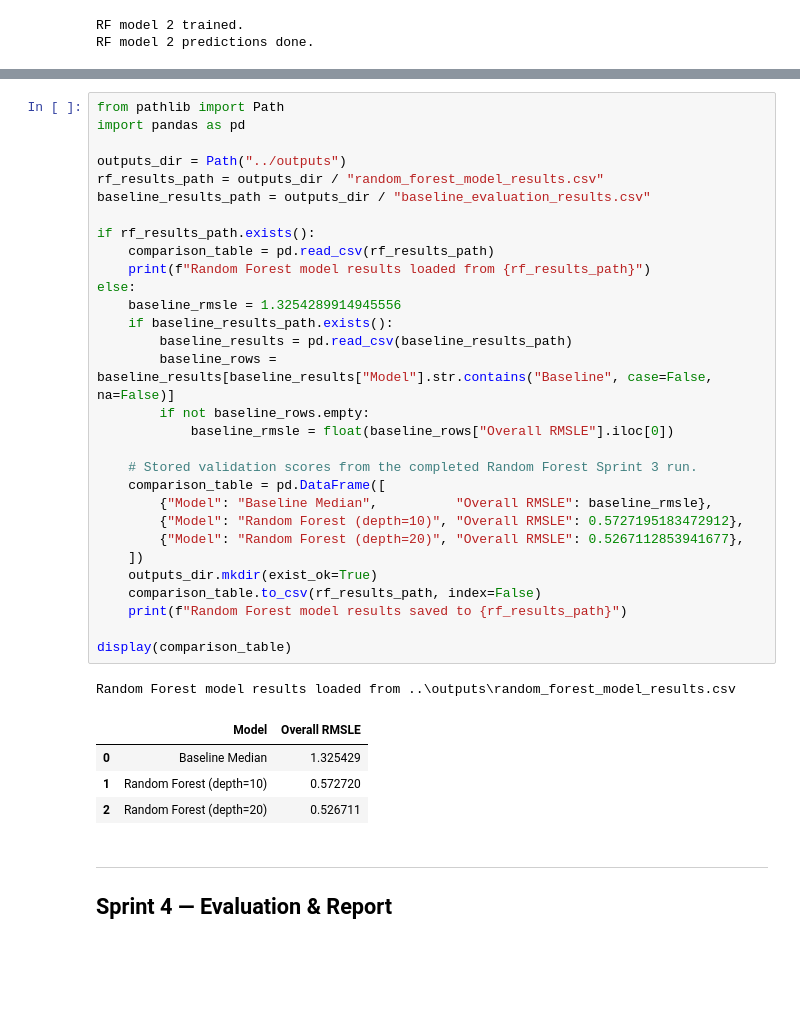
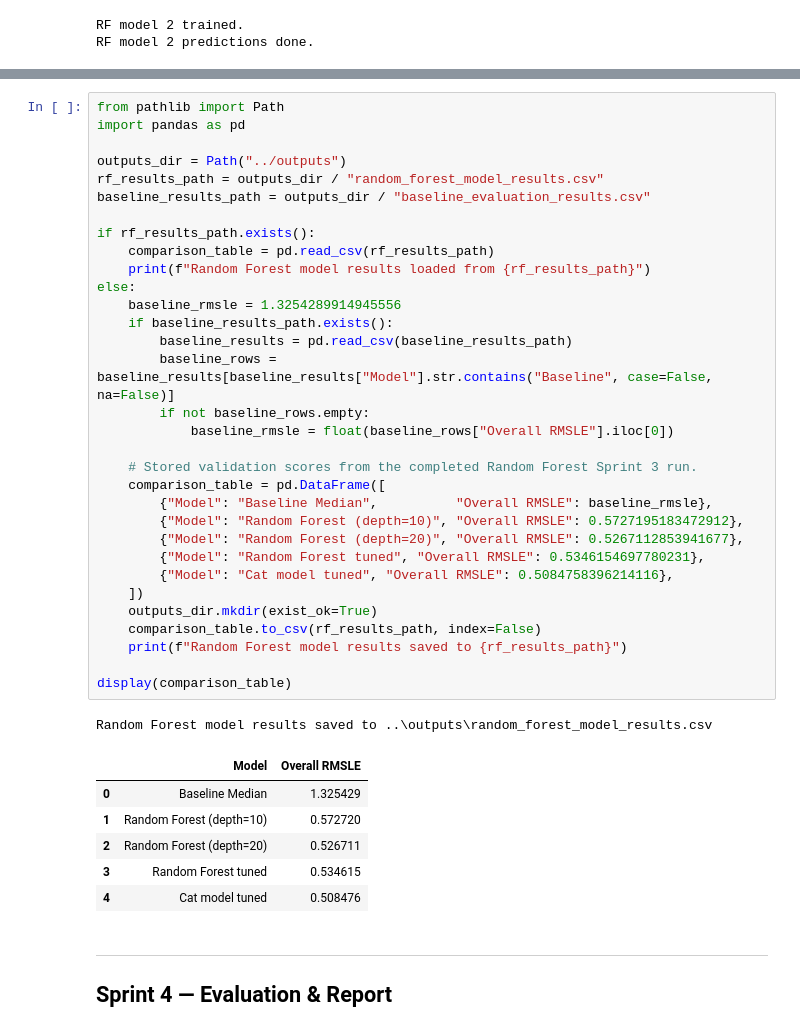
Before and after one commit to ZahraSabouri/CMT307_GreatEnergyPredictor, a Jupyter notebook: notebooks/Ayan_Anomaly_Investigation.ipynb, the cells around one changed output, grey strips where cells are left out. Cells and saved outputs as stored; diff of their text form; blank space fills up the shorter version.

```diff
--- a/notebooks/Ayan_Anomaly_Investigation.ipynb
+++ b/notebooks/Ayan_Anomaly_Investigation.ipynb
@@ -843,34 +963,38 @@ outputs_dir = Path("../outputs")
 rf_results_path = outputs_dir / "random_forest_model_results.csv"
 baseline_results_path = outputs_dir / "baseline_evaluation_results.csv"
 
 if rf_results_path.exists():
     comparison_table = pd.read_csv(rf_results_path)
     print(f"Random Forest model results loaded from {rf_results_path}")
 else:
     baseline_rmsle = 1.3254289914945556
     if baseline_results_path.exists():
         baseline_results = pd.read_csv(baseline_results_path)
         baseline_rows = baseline_results[baseline_results["Model"].str.contains("Baseline", case=False, na=False)]
         if not baseline_rows.empty:
             baseline_rmsle = float(baseline_rows["Overall RMSLE"].iloc[0])
 
     # Stored validation scores from the completed Random Forest Sprint 3 run.
     comparison_table = pd.DataFrame([
         {"Model": "Baseline Median",          "Overall RMSLE": baseline_rmsle},
         {"Model": "Random Forest (depth=10)", "Overall RMSLE": 0.5727195183472912},
         {"Model": "Random Forest (depth=20)", "Overall RMSLE": 0.5267112853941677},
+        {"Model": "Random Forest tuned", "Overall RMSLE": 0.5346154697780231},
+        {"Model": "Cat model tuned", "Overall RMSLE": 0.5084758396214116},
     ])
     outputs_dir.mkdir(exist_ok=True)
     comparison_table.to_csv(rf_results_path, index=False)
     print(f"Random Forest model results saved to {rf_results_path}")
 
 display(comparison_table)
 # %% [output]
-Random Forest model results loaded from ..\outputs\random_forest_model_results.csv
+Random Forest model results saved to ..\outputs\random_forest_model_results.csv
 |  | Model | Overall RMSLE |
 | 0 | Baseline Median | 1.325429 |
 | 1 | Random Forest (depth=10) | 0.572720 |
 | 2 | Random Forest (depth=20) | 0.526711 |
+| 3 | Random Forest tuned | 0.534615 |
+| 4 | Cat model tuned | 0.508476 |
 # %% [markdown]
 ---
 
```
Also changed, not shown: parts of 6 cells of this notebook, 1 other file.
